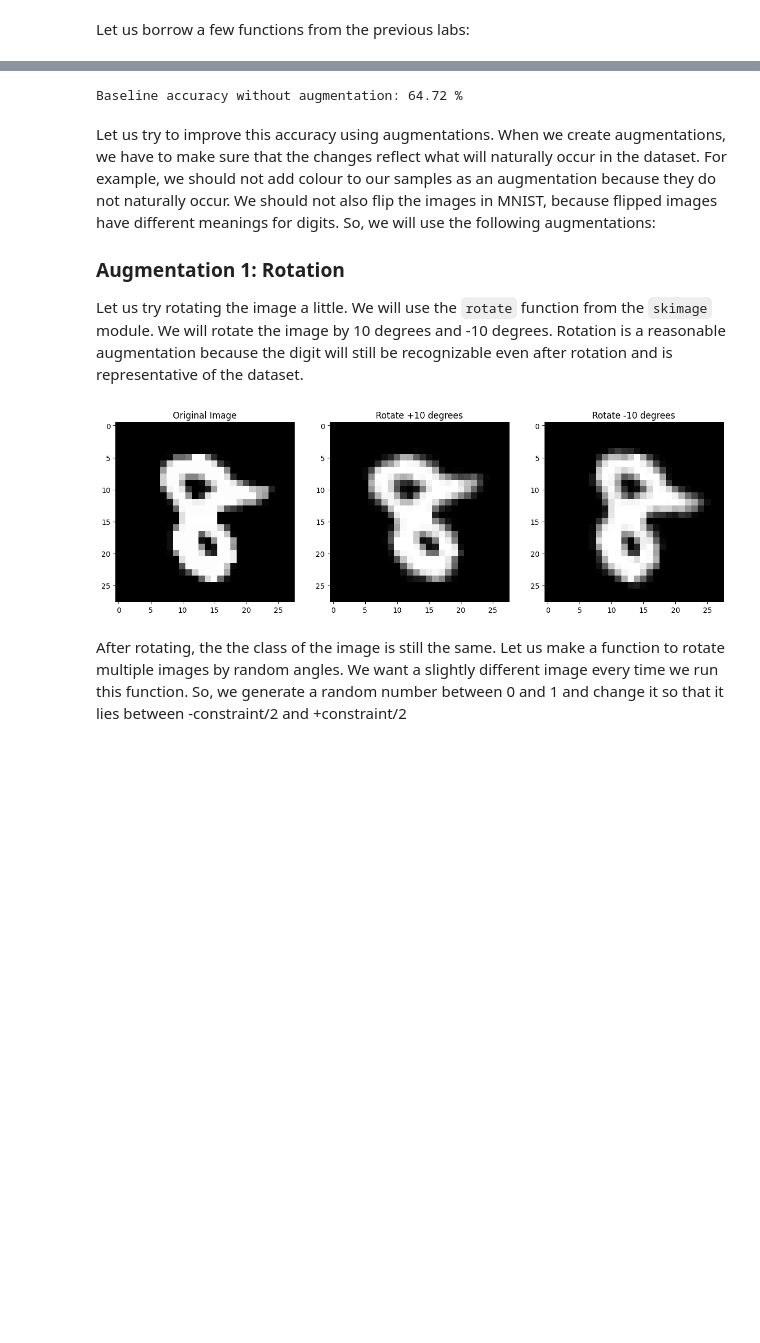
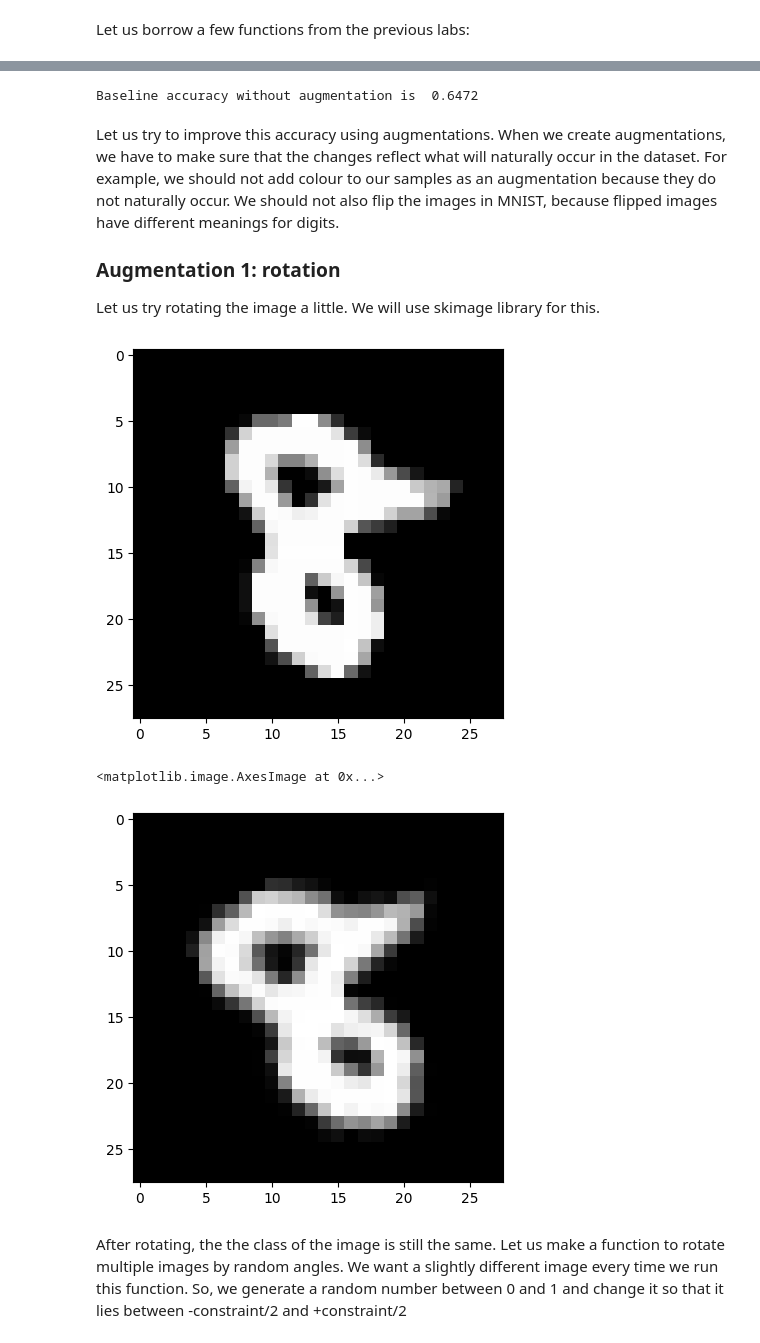
Before and after one commit to Purnachandrika27/Fmmllabs2024, a Jupyter notebook: FMML_M1L3.ipynb, the cells around one changed output, grey strips where cells are left out. Saved outputs shown, nothing was run; the diff lists cells and outputs as text; code cells hidden in the pictures; blank space fills up the shorter version.

```diff
--- a/FMML_M1L3.ipynb
+++ b/FMML_M1L3.ipynb
@@ -90,30 +57,22 @@ In this lab, we will use the image pixels themselves as features, instead of ext
 # %%
 testpred = NN(train_X, train_y, test_X)
-print("Baseline accuracy without augmentation:",
-      Accuracy(test_y, testpred)*100, "%")
+print('Baseline accuracy without augmentation is ', Accuracy(test_y, testpred))
 # %% [output]
-Baseline accuracy without augmentation: 64.72 %
+Baseline accuracy without augmentation is  0.6472
 # %% [markdown]
-Let us try to improve this accuracy using augmentations. When we create augmentations, we have to make sure that the changes reflect what will naturally occur in the dataset. For example, we should not add colour to our samples as an augmentation because they do not naturally occur. We should not also flip the images in MNIST, because flipped images have different meanings for digits. So, we will use the following augmentations:
+Let us try to improve this accuracy using augmentations. When we create augmentations, we have to make sure that the changes reflect what will naturally occur in the dataset. For example, we should not add colour to our samples as an augmentation because they do not naturally occur. We should not also flip the images in MNIST, because flipped images have different meanings for digits.
 
-### Augmentation 1: Rotation
+### Augmentation 1: rotation
 
-Let us try rotating the image a little. We will use the `rotate` function from the `skimage` module. We will rotate the image by 10 degrees and -10 degrees. Rotation is a reasonable augmentation because the digit will still be recognizable even after rotation and is representative of the dataset.
+Let us try rotating the image a little. We will use skimage library for this.
-# %%
-fig, axs = plt.subplots(1, 3, figsize=(15, 5))
-
-axs[0].imshow(train_X[2], cmap="gray")
-axs[0].set_title("Original Image")
-
-axs[1].imshow(rotate(train_X[2], 10), cmap="gray")
-axs[1].set_title("Rotate +10 degrees")
-
-axs[2].imshow(rotate(train_X[2], -10), cmap="gray")
-axs[2].set_title("Rotate -10 degrees")
-
-plt.show()
-# %% [output]
-[figure, removed]
+# %%
+plt.imshow(train_X[2], cmap='gray')
+plt.show()
+plt.imshow(rotate(train_X[2],25), cmap='gray')
+# %% [output]
+[figure, added]
+<matplotlib.image.AxesImage at 0x...>
+[figure, added]
 # %% [markdown]
 After rotating, the the class of the image is still the same. Let us make a function to rotate multiple images by random angles. We want a slightly different image every time we run this function. So, we generate a random number between 0 and 1 and change it so that it lies between -constraint/2 and +constraint/2
 # %%
```
Also changed, not shown: parts of 38 cells of this notebook.
